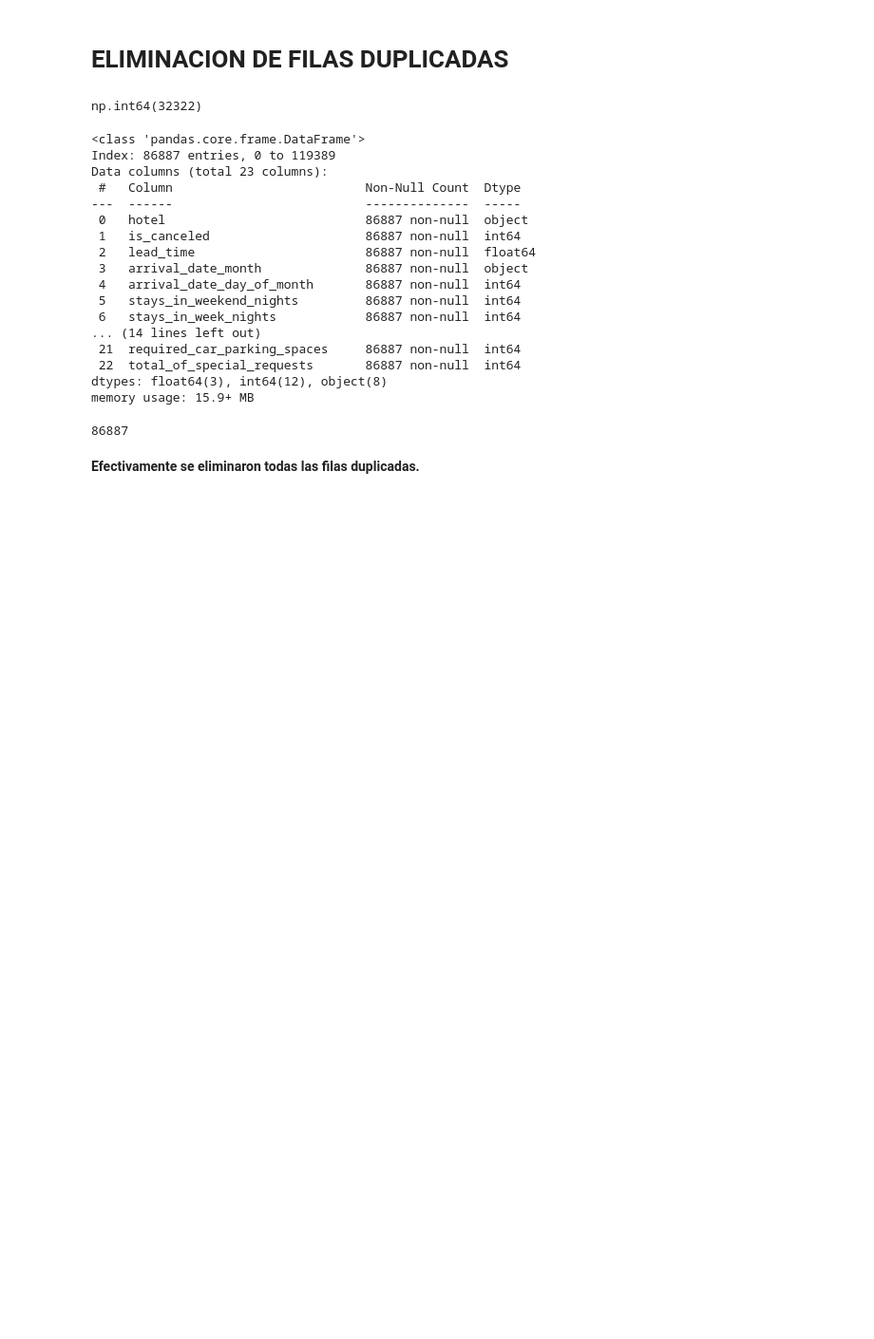
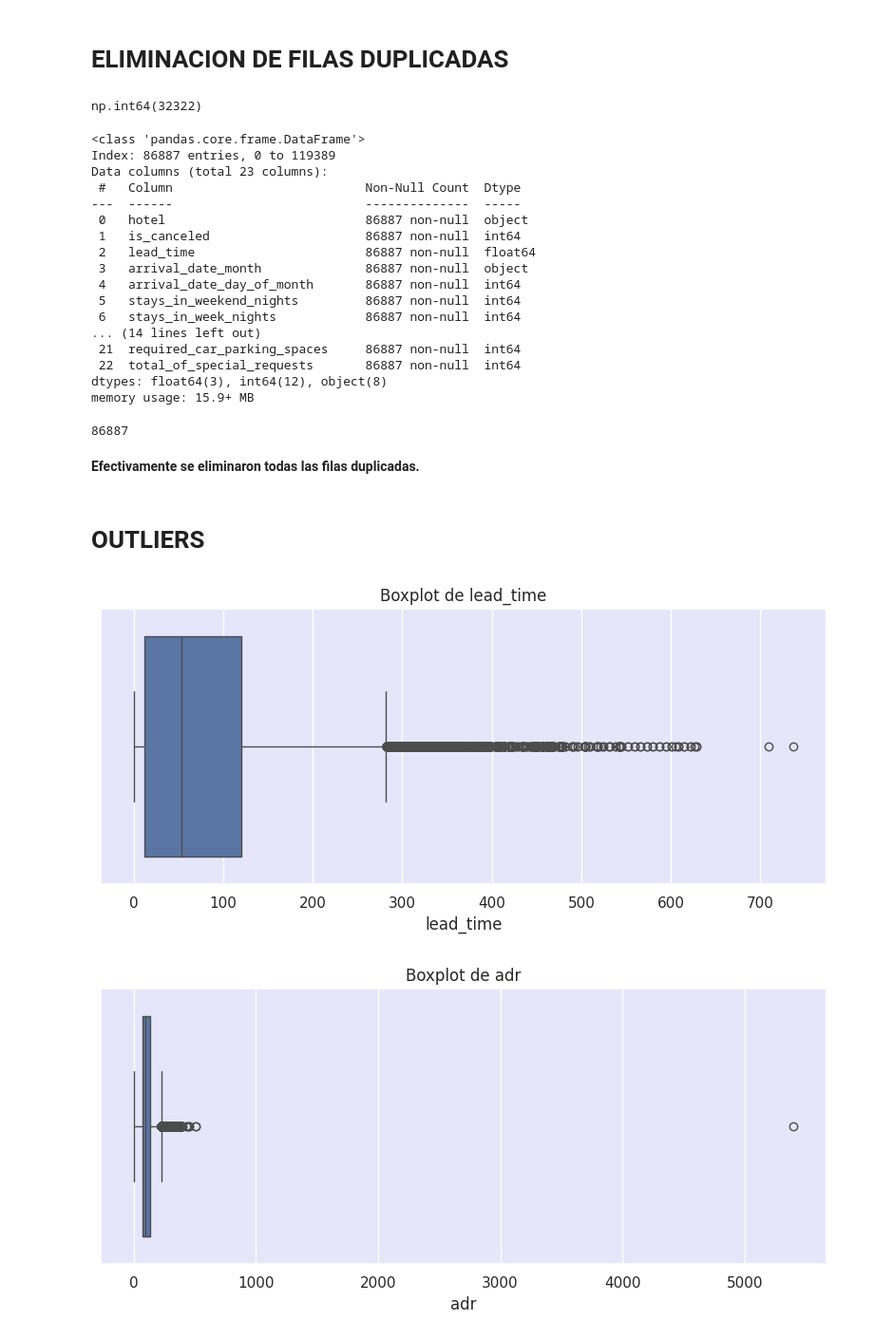
Before and after one commit to number1angel/tphotel, a Jupyter notebook: hotel_vn.ipynb, the cells around one changed output. Shown at 95% size. Cells and saved outputs as stored; diff of their text form; code cells hidden in the pictures; blank space fills up the shorter version.

Commit message:
Limpieza profunda. Actualización de: - Eliminación de Outliers - Encoding - Faltantes en la visualizacion

```diff
--- a/hotel_vn.ipynb
+++ b/hotel_vn.ipynb
@@ -318,7 +318,7 @@ columnas = ['market_segment', 'distribution_channel']
 for c in columnas:
     imputar_undefined_y_nulos(c)
 # %%
-for col in ['is_canceled', 'arrival_date_month', 'country', 'market_segment', 'distribution_channel', 'is_repeated_guest', 'reserved_room_type', 'deposit_type', 'customer_type']:
+for col in ['hotel', 'is_canceled', 'arrival_date_month', 'country', 'market_segment', 'distribution_channel', 'is_repeated_guest', 'reserved_room_type', 'deposit_type', 'customer_type']:
     print(f"--- {col} ---")
     print(df[col].value_counts(dropna=False))
     print()
@@ -396,3 +396,23 @@ memory usage: 15.9+ MB
 86887
 # %% [markdown]
 **Efectivamente se eliminaron todas las filas duplicadas.**
+# %% [markdown]
+# **OUTLIERS**
+# %%
+def boxplots_por_lista(df, lista_columnas):
+    for col in lista_columnas:
+        plt.figure(figsize=(8, 4))
+        sns.boxplot(x=df[col])
+        plt.title(f'Boxplot de {col}')
+        plt.tight_layout()
+        plt.show()
+
+numericas_no_categoricas = [
+    'lead_time',
+    'adr',
+]
+
+boxplots_por_lista(df, numericas_no_categoricas)
+# %% [output]
+[figure, added]
+[figure, added]
```
Also changed, not shown: parts of 14 cells of this notebook.
